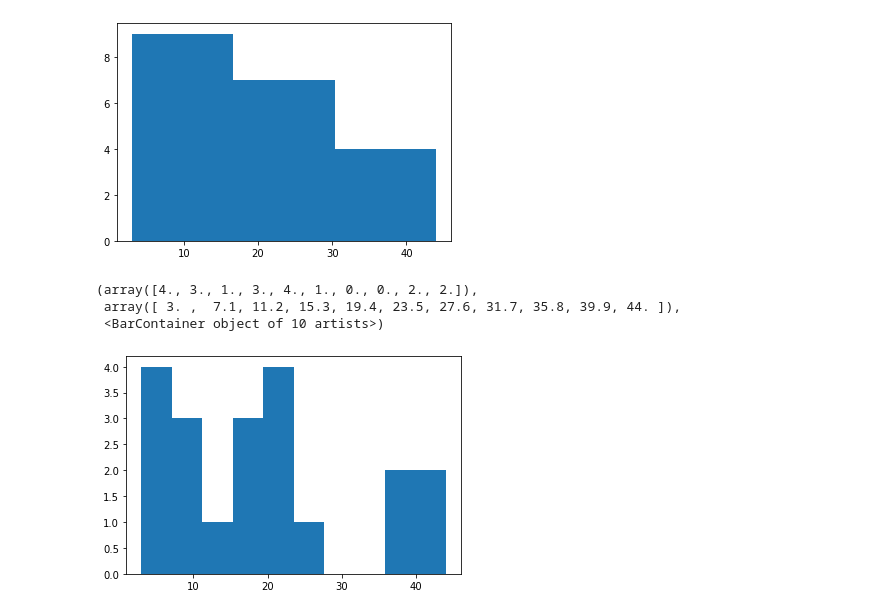
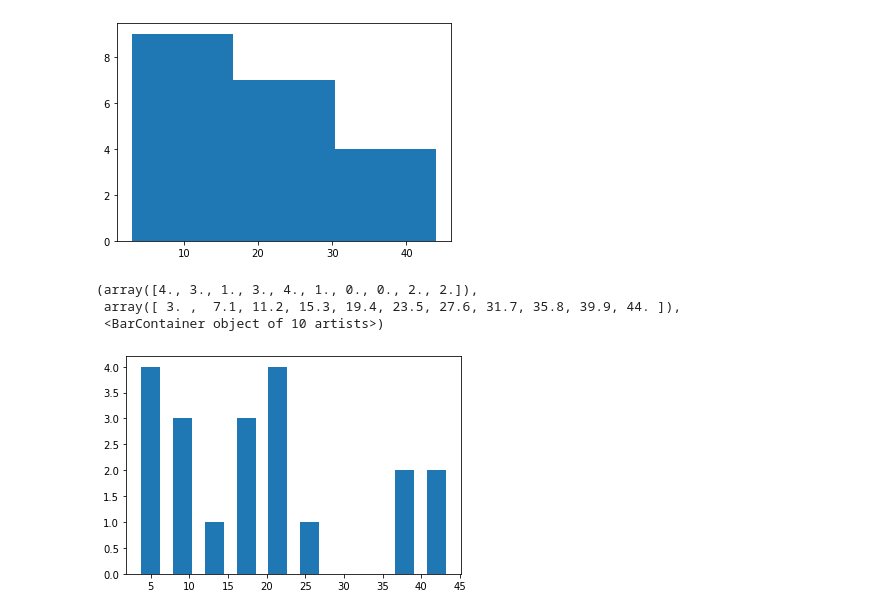
Before and after one commit to lavkushsingh31/ML-Practice-Exercises, a Jupyter notebook: Matplotlib Practice.ipynb, the cells around one changed output. Saved outputs shown, nothing was run; the diff lists cells and outputs as text; code cells hidden in the pictures.

```diff
--- a/Matplotlib Practice.ipynb
+++ b/Matplotlib Practice.ipynb
@@ -86,9 +86,9 @@ plt.hist(y, bins = 3)
  <BarContainer object of 3 artists>)
 [figure]
 # %%
-plt.hist(y, rwidth=10)
+plt.hist(y, rwidth=0.6)
 # %% [output]
 (array([4., 3., 1., 3., 4., 1., 0., 0., 2., 2.]),
  array([ 3. ,  7.1, 11.2, 15.3, 19.4, 23.5, 27.6, 31.7, 35.8, 39.9, 44. ]),
  <BarContainer object of 10 artists>)
-[figure, old version]
+[figure, new version]
```
Also changed, not shown: parts of 3 cells of this notebook.
